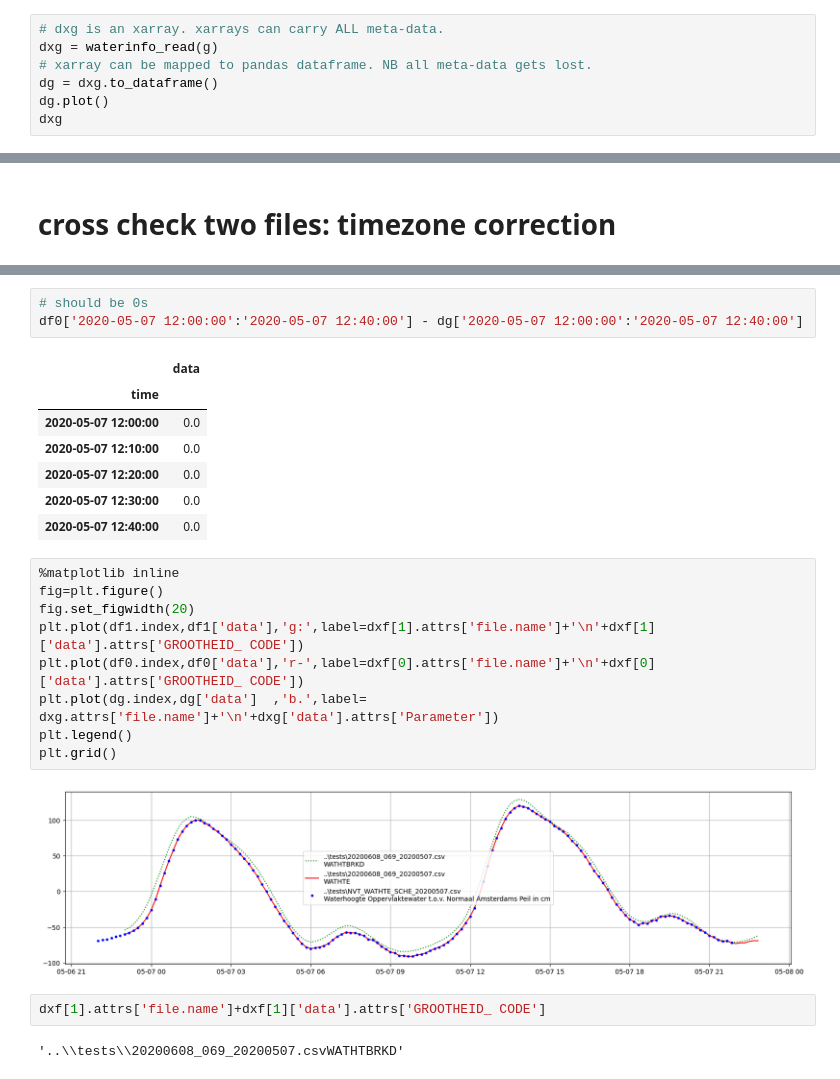
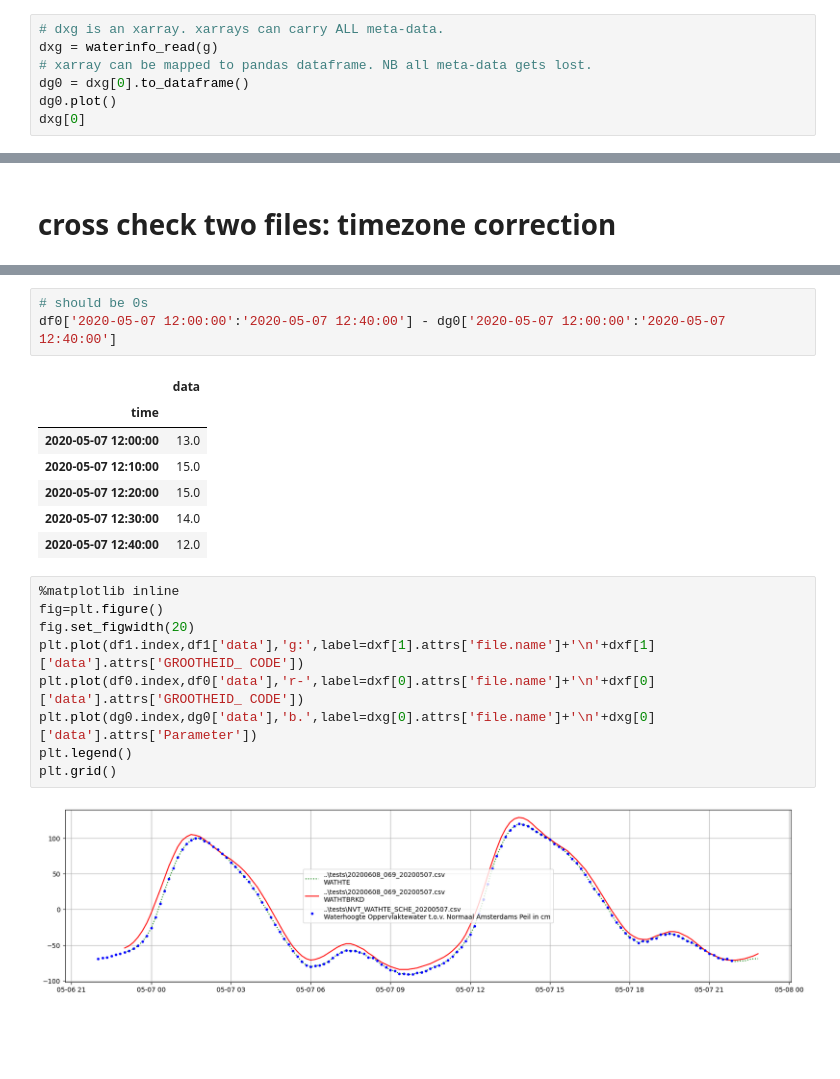
Before and after one commit to Deltares/ddlpy, a Jupyter notebook: notebooks/waterinfo.ipynb, the cells around one changed output, grey strips where cells are left out. Cells and saved outputs as stored; diff of their text form; blank space fills up the shorter version.

```diff
--- a/notebooks/waterinfo.ipynb
+++ b/notebooks/waterinfo.ipynb
@@ -43,9 +43,9 @@ df1.plot()
 # dxg is an xarray. xarrays can carry ALL meta-data.
 dxg = waterinfo_read(g)
 # xarray can be mapped to pandas dataframe. NB all meta-data gets lost.
-dg = dxg.to_dataframe()
-dg.plot()
-dxg
+dg0 = dxg[0].to_dataframe()
+dg0.plot()
+dxg[0]
 # %% [output]
 144  rows for variable:  Waterhoogte Oppervlaktewater t.o.v. Normaal Amsterdams Peil in cm
 <xarray.Dataset>
@@ -75,26 +75,22 @@ df0['2020-05-07 12:00:00':'2020-05-07 12:40:00'] - df1['2020-05-07 12:00:00':'20
 # %%
 # should be 0s
-df0['2020-05-07 12:00:00':'2020-05-07 12:40:00'] - dg['2020-05-07 12:00:00':'2020-05-07 12:40:00']
+df0['2020-05-07 12:00:00':'2020-05-07 12:40:00'] - dg0['2020-05-07 12:00:00':'2020-05-07 12:40:00']
 # %% [output]
 |  | data |
 | time |  |
-| 2020-05-07 12:00:00 | 0.0 |
-| 2020-05-07 12:10:00 | 0.0 |
-| 2020-05-07 12:20:00 | 0.0 |
-| 2020-05-07 12:30:00 | 0.0 |
-| 2020-05-07 12:40:00 | 0.0 |
+| 2020-05-07 12:00:00 | 13.0 |
+| 2020-05-07 12:10:00 | 15.0 |
+| 2020-05-07 12:20:00 | 15.0 |
+| 2020-05-07 12:30:00 | 14.0 |
+| 2020-05-07 12:40:00 | 12.0 |
 # %%
 %matplotlib inline
 fig=plt.figure()
 fig.set_figwidth(20)
 plt.plot(df1.index,df1['data'],'g:',label=dxf[1].attrs['file.name']+'\n'+dxf[1]['data'].attrs['GROOTHEID_ CODE'])
 plt.plot(df0.index,df0['data'],'r-',label=dxf[0].attrs['file.name']+'\n'+dxf[0]['data'].attrs['GROOTHEID_ CODE'])
-plt.plot(dg.index,dg['data']  ,'b.',label=   dxg.attrs['file.name']+'\n'+dxg['data'].attrs['Parameter'])
+plt.plot(dg0.index,dg0['data'],'b.',label=dxg[0].attrs['file.name']+'\n'+dxg[0]['data'].attrs['Parameter'])
 plt.legend()
 plt.grid()
 # %% [output]
-[figure, old version]
+[figure, new version]
-# %%
-dxf[1].attrs['file.name']+dxf[1]['data'].attrs['GROOTHEID_ CODE']
-# %% [output]
-'..\\tests\\20200608_069_20200507.csvWATHTBRKD'
```
Also changed, not shown: parts of 3 cells of this notebook, 4 other files.
